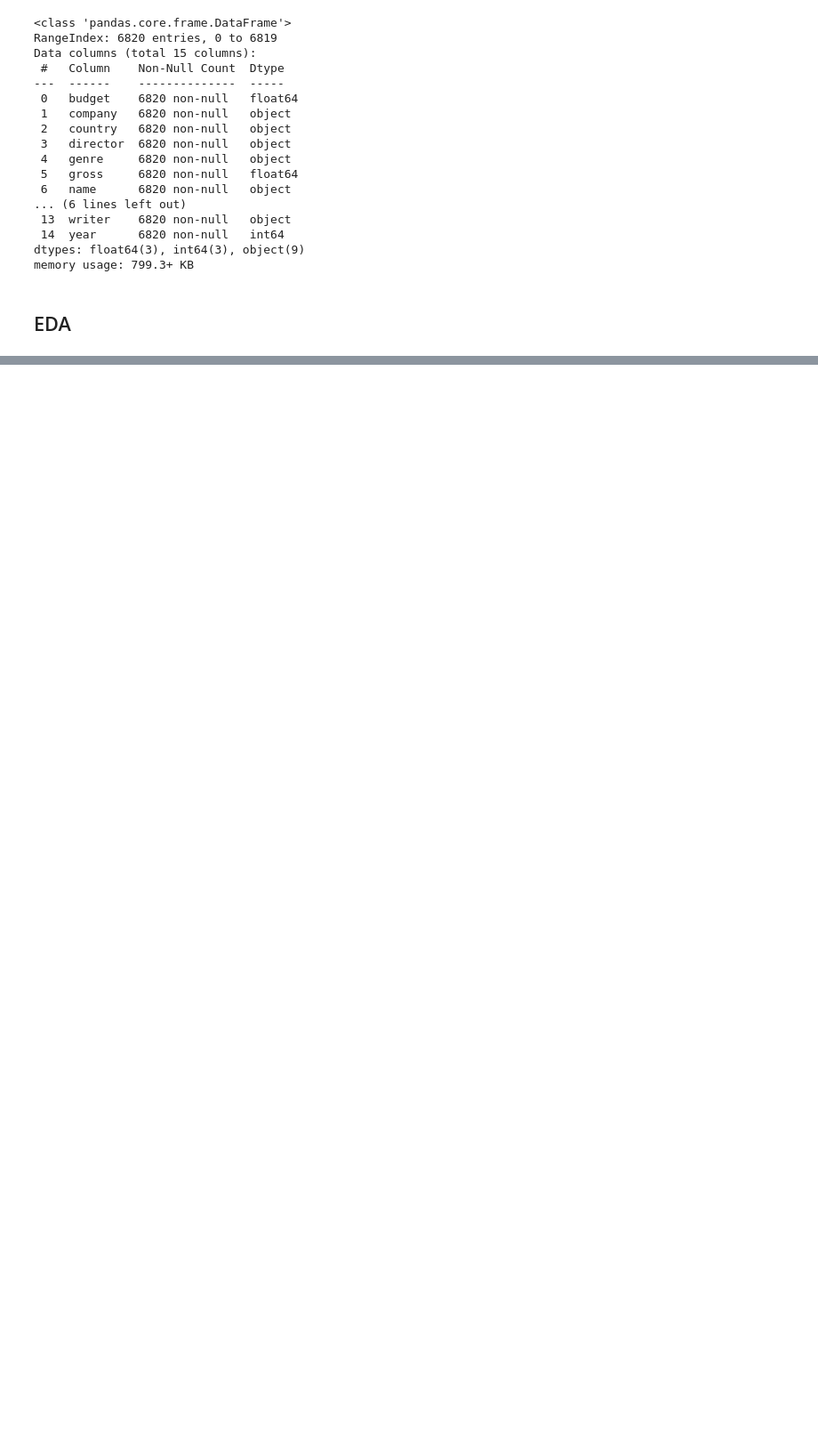
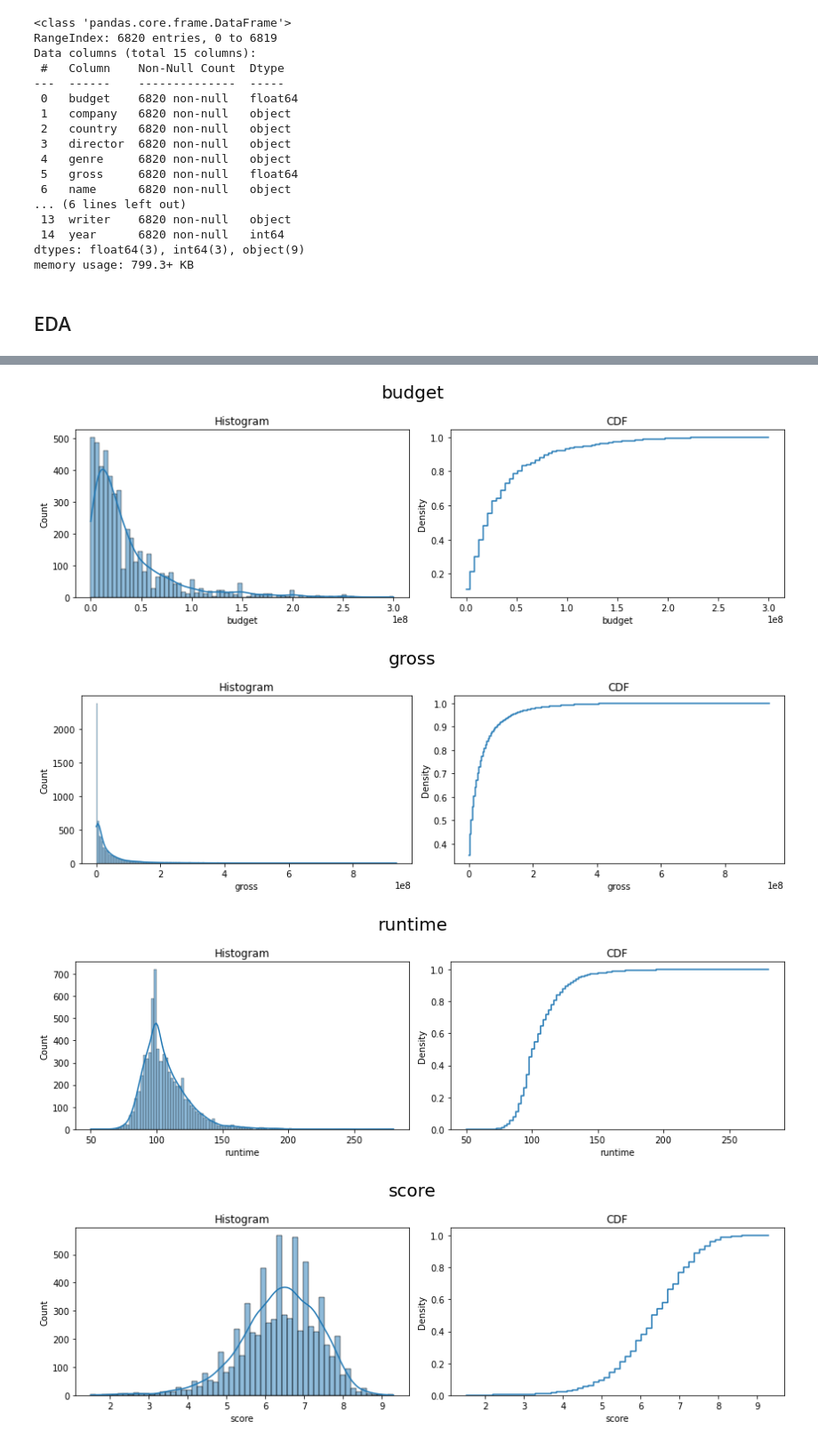
Before and after one commit to Albert-GM/mtys_challenge, a Jupyter notebook: notebooks/movies.ipynb, the cells around one changed output, grey strips where cells are left out. Shown at 89% size. Drawn from its saved outputs; the diff is of its cells as text; code cells hidden in the pictures; blank space fills up the shorter version.

```diff
--- a/notebooks/movies.ipynb
+++ b/notebooks/movies.ipynb
@@ -40,0 +277,7 @@ df = df_raw.copy()
+# %%
+plot_histograms(df)
+# %% [output]
+[figure, added]
+[figure, added]
+[figure, added]
+[figure, added]
```
Also changed, not shown: parts of 57 cells of this notebook, 1 other file.
